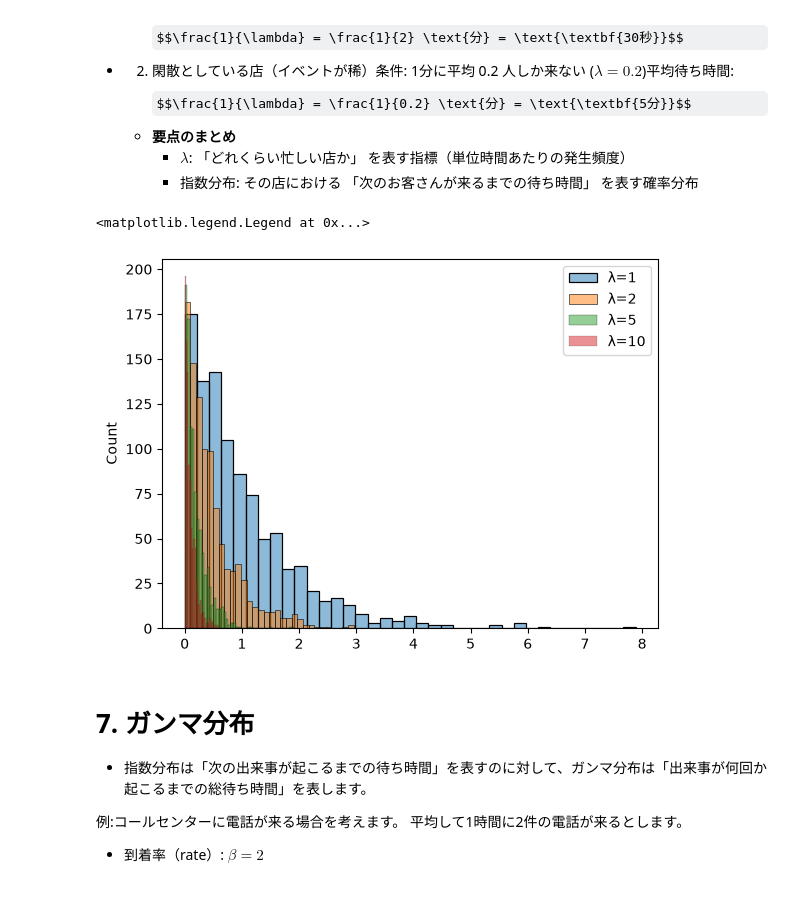
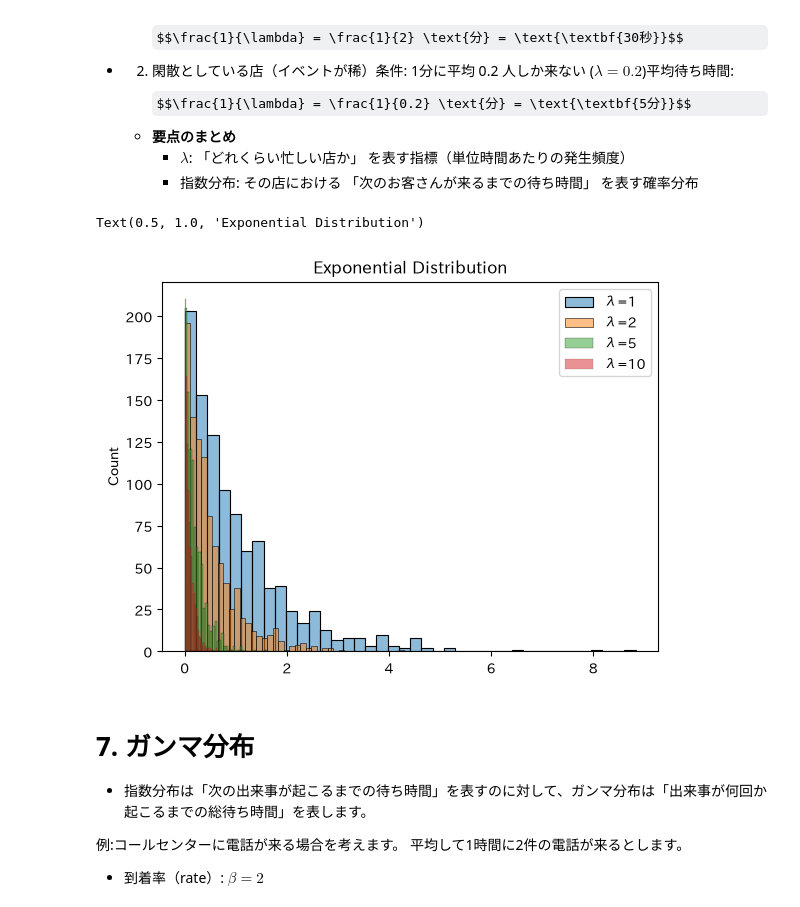
Before and after one commit to kzappmusi9/dist_python, a Jupyter notebook: notebooks/dist_python.ipynb, the cells around one changed output. Saved outputs shown, nothing was run; the diff lists cells and outputs as text; code cells hidden in the pictures; some formulas as TeX source.

```diff
--- a/notebooks/dist_python.ipynb
+++ b/notebooks/dist_python.ipynb
@@ -123,11 +123,12 @@ https://www.pymc.io/projects/docs/en/stable/api/distributions/generated/pymc.Exp
 # %%
 lambdas = [1, 2, 5, 10]
 
 [sns.histplot(x=pm.Exponential.dist(lam=lam, size=1000).eval(), label=f"λ={lam}", alpha=0.5) for lam in lambdas]
 plt.legend()
+plt.title("Exponential Distribution")
 # %% [output]
-<matplotlib.legend.Legend at 0x...>
+Text(0.5, 1.0, 'Exponential Distribution')
-[figure, old version]
+[figure, new version]
 # %% [markdown]
 # 7. ガンマ分布
 - 指数分布は「次の出来事が起こるまでの待ち時間」を表すのに対して、ガンマ分布は「出来事が何回か起こるまでの総待ち時間」を表します。
```
Also changed, not shown: parts of 4 cells of this notebook.
